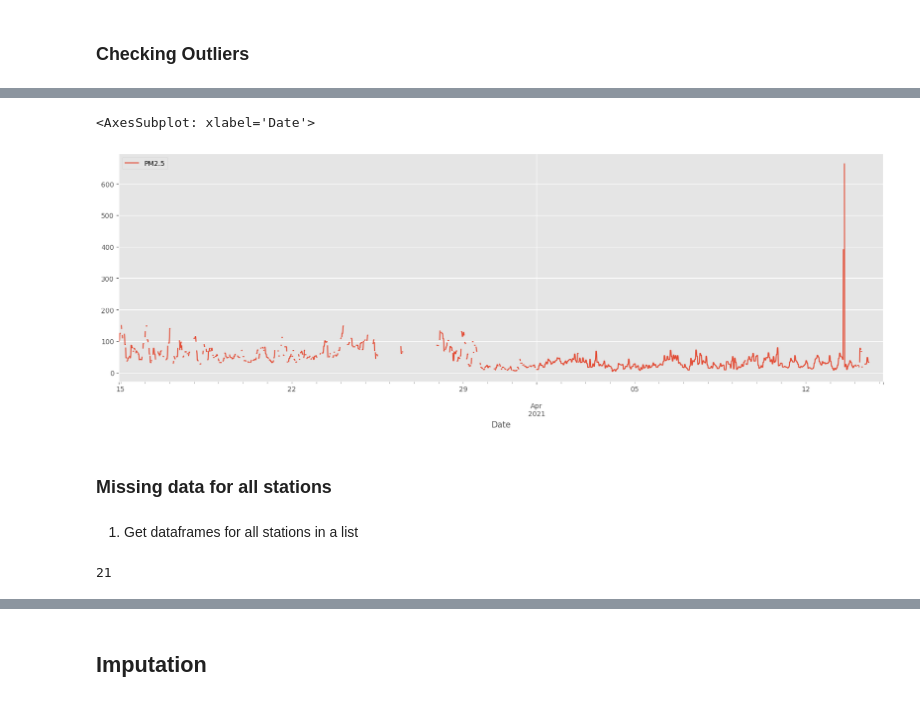
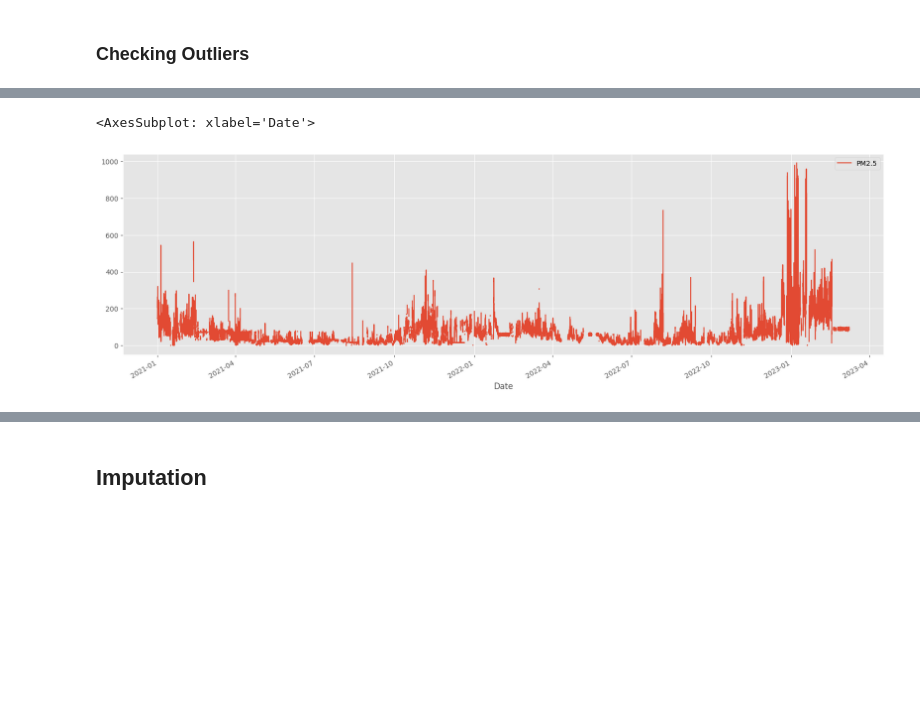
Before and after one commit to OmdenaAI/omdena-mumbai-chapter-air-quality, a Jupyter notebook: src/tasks/task-2-eda/cpcb_data_eda.ipynb, the cells around one changed output, grey strips where cells are left out. Drawn from its saved outputs; the diff is of its cells as text; code cells hidden in the pictures; blank space fills up the shorter version.

```diff
--- a/src/tasks/task-2-eda/cpcb_data_eda.ipynb
+++ b/src/tasks/task-2-eda/cpcb_data_eda.ipynb
@@ -89,0 +46,3 @@ df[df.columns[1:]] = df[df.columns[1:]].astype(float)
+# %%
+for key in data_dict.keys():
+    data_dict[key] = clean_data(data_dict[key])
@@ -174,0 +119,4 @@ df[1:100]
+# %%
+plt.rcParams['figure.figsize']=(20,6)
+msno.bar(data_dict['BandraMumbaiMPCB'])
+msno.matrix(data_dict['BandraMumbaiMPCB'])
@@ -174,0 +130,4 @@ df[1:100]
+# %%
+plt.rcParams['figure.figsize']=(20,6)
+msno.bar(data_dict['BorivaliEastMumbaiIITM'])
+msno.matrix(data_dict['BorivaliEastMumbaiIITM'])
@@ -174,0 +141,4 @@ df[1:100]
+# %%
+plt.rcParams['figure.figsize']=(20,6)
+msno.bar(data_dict['BorivaliEastMumbaiMPCB'])
+msno.matrix(data_dict['BorivaliEastMumbaiMPCB'])
@@ -187,9 +191,5 @@ graph = sns.lineplot(x="Date", y="PM2.5", ax=ax, data=df[7000:10000])
 # %%
-df[['Date','PM2.5']][7000:10000].set_index('Date').plot()
+data_dict['BandraKurlaComplexMumbaiIITM'][['Date','PM2.5']].set_index('Date').plot()
 # %% [output]
 <AxesSubplot: xlabel='Date'>
-[figure, old version]
+[figure, new version]
-# %% [markdown]
-### Missing data for all stations
-# %% [markdown]
-1. Get dataframes for all stations in a list
@@ -204,4 +195,0 @@ for filename in csv_files:
-# %%
-len(df_list)
-# %% [output]
-21
```
Also changed, not shown: parts of 84 cells of this notebook.
